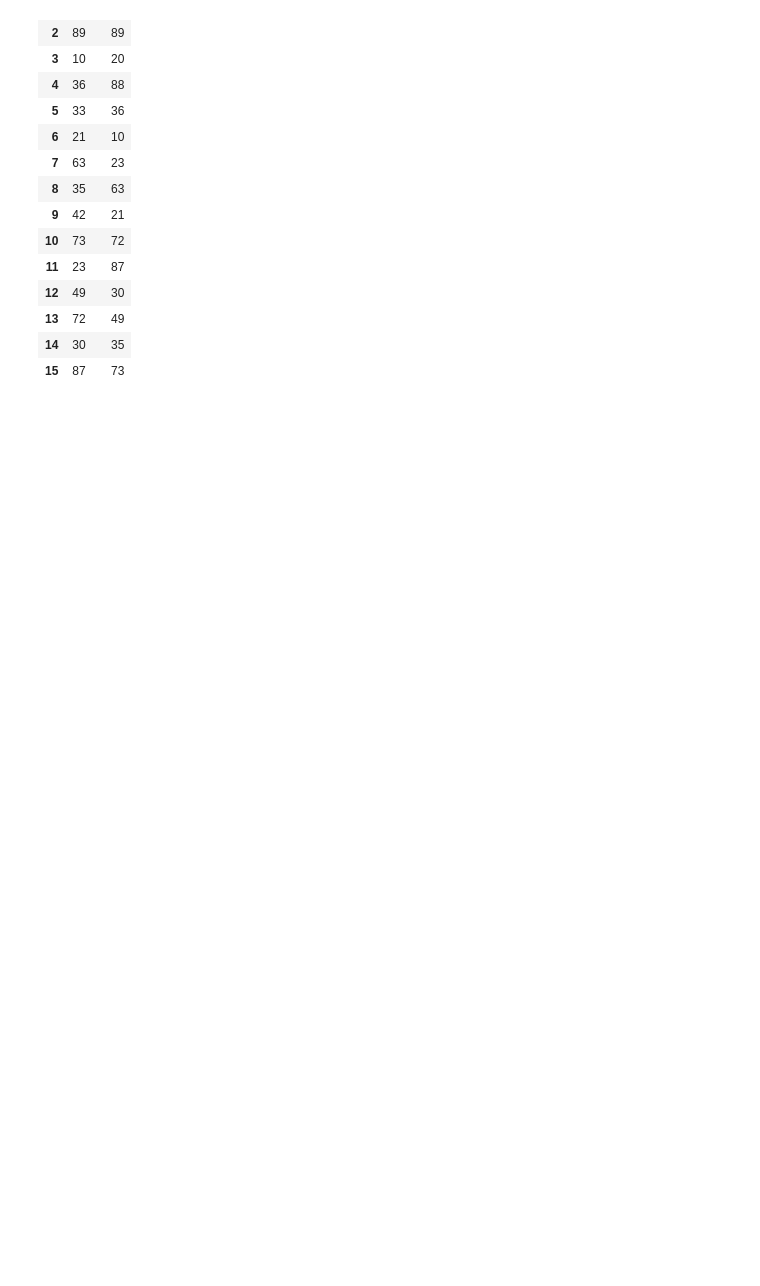
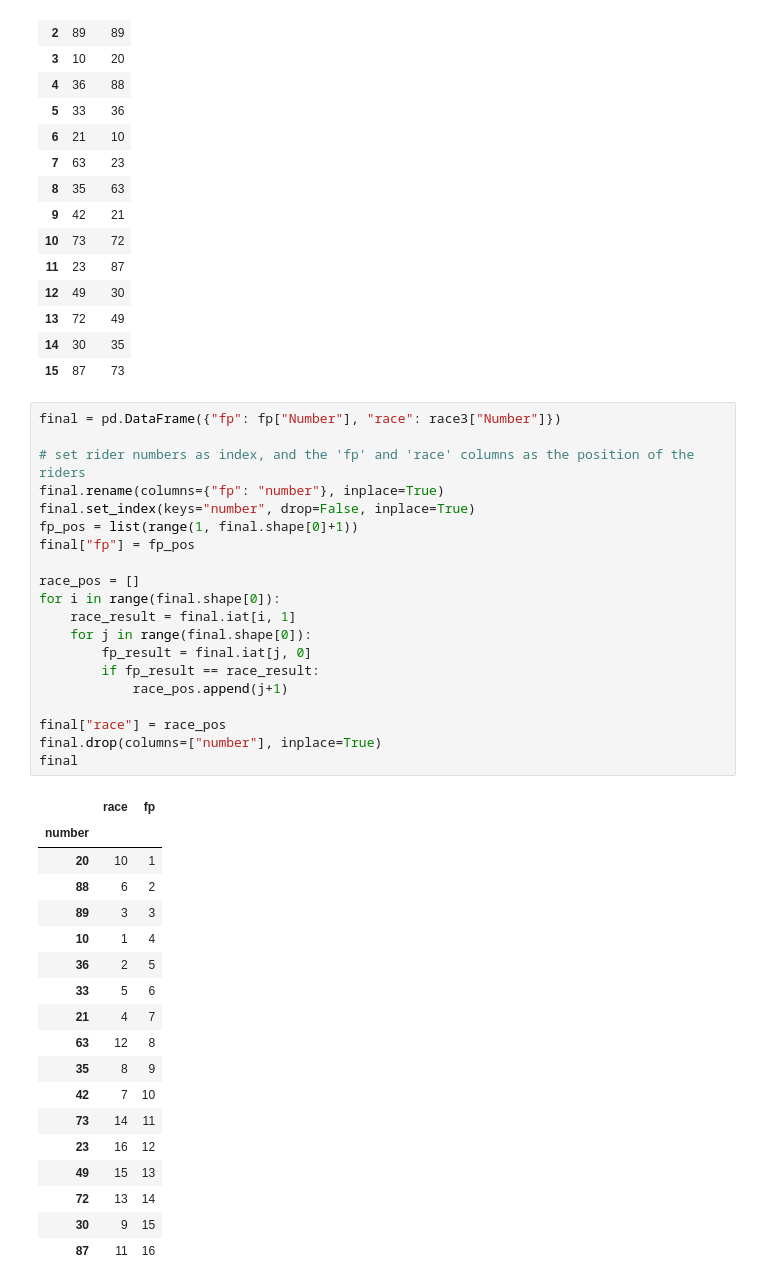
Before and after one commit to aeross/MotoGP-Free-Practice-Analyser, a Jupyter notebook: code/preprocess.ipynb, the cells around one changed output. Saved outputs shown, nothing was run; the diff lists cells and outputs as text; blank space fills up the shorter version.

Commit message:
finalised data prep

```diff
--- a/code/preprocess.ipynb
+++ b/code/preprocess.ipynb
@@ -312,3 +312,42 @@ final
 | 13 | 72 | 49 |
 | 14 | 30 | 35 |
 | 15 | 87 | 73 |
+# %%
+final = pd.DataFrame({"fp": fp["Number"], "race": race3["Number"]})
+
+# set rider numbers as index, and the 'fp' and 'race' columns as the position of the riders
+final.rename(columns={"fp": "number"}, inplace=True)
+final.set_index(keys="number", drop=False, inplace=True)
+fp_pos = list(range(1, final.shape[0]+1))
+final["fp"] = fp_pos
+
+race_pos = []
+for i in range(final.shape[0]):
+    race_result = final.iat[i, 1]
+    for j in range(final.shape[0]):
+        fp_result = final.iat[j, 0]
+        if fp_result == race_result:
+            race_pos.append(j+1)
+
+final["race"] = race_pos
+final.drop(columns=["number"], inplace=True)
+final
+# %% [output]
+|  | race | fp |
+| number |  |  |
+| 20 | 10 | 1 |
+| 88 | 6 | 2 |
+| 89 | 3 | 3 |
+| 10 | 1 | 4 |
+| 36 | 2 | 5 |
+| 33 | 5 | 6 |
+| 21 | 4 | 7 |
+| 63 | 12 | 8 |
+| 35 | 8 | 9 |
+| 42 | 7 | 10 |
+| 73 | 14 | 11 |
+| 23 | 16 | 12 |
+| 49 | 15 | 13 |
+| 72 | 13 | 14 |
+| 30 | 9 | 15 |
+| 87 | 11 | 16 |
```
Also changed, not shown: 1 other file.
